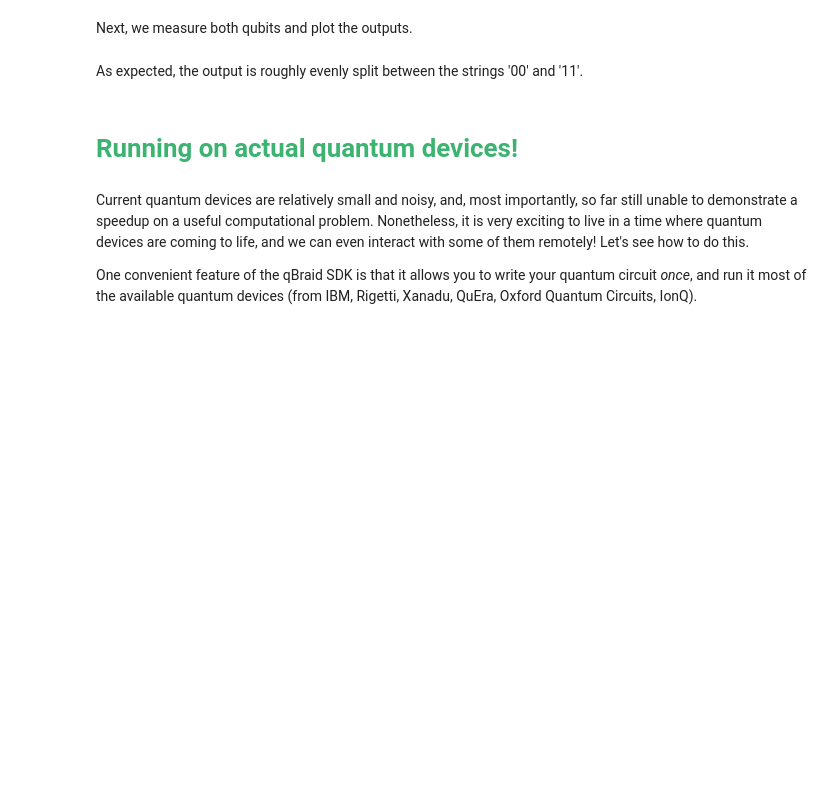
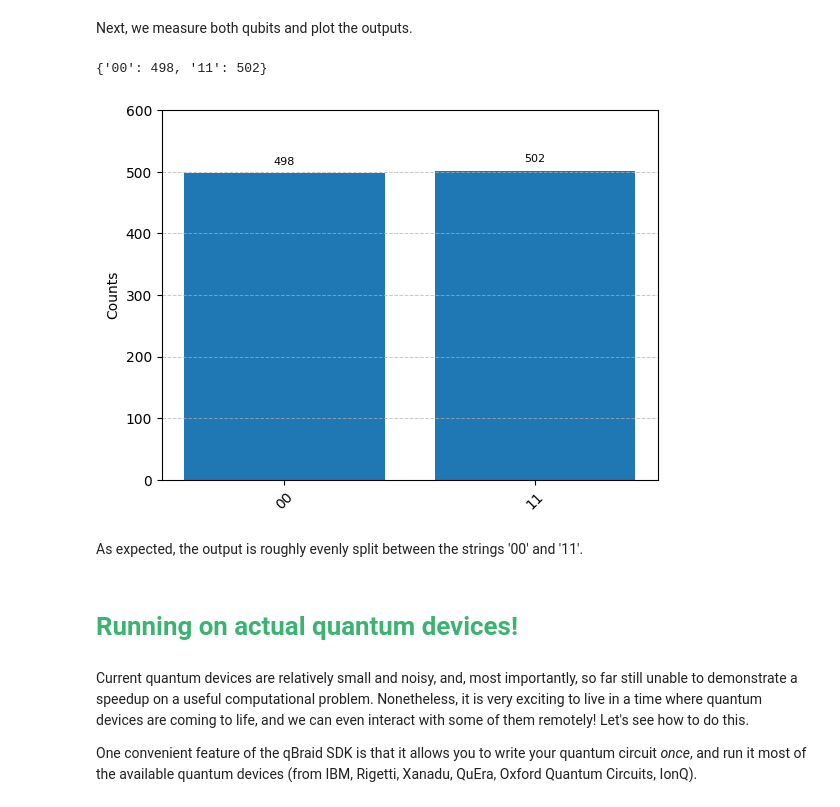
Before and after one commit to ardroc92/493Q, a Jupyter notebook: First_quantum_program.ipynb, the cells around one changed output. Cells and saved outputs as stored; diff of their text form; code cells hidden in the pictures; blank space fills up the shorter version.

```diff
--- a/First_quantum_program.ipynb
+++ b/First_quantum_program.ipynb
@@ -54,21 +78,22 @@ The circuit above is the quantum circuit we specified. The bottom wire just remi
 # %% [markdown]
 So far we have only drawn the quantum circuit. To actually run the circuit and measure its output we will make use of two additional modules in qiskit: "Aer" and "execute". But first, let's add the measurement operation in our circuit.
 # %%
-circ.measure(0,0)
+circ.measure(0, 0)
 # The first argument specifies that we are measuring the first qubit (Python starts counting
 # from zero), and the second argument specifies that we are storing the output
 # of this measurement in the first output bit.
 
 # Import Aer and execute
-from qiskit import Aer, execute
+from qiskit_aer import AerSimulator
+
 # The Aer module contains many simulators. We will be using one called qasm_simulator.
 # By convention, we refer to the simulator (or the actual quantum computer) as a backend.
 # and if you wanted to run your quantum circuit on an actual quantum computer, you would just need to replace
 # 'qasm_simulator' with the name of the quantum computer.
-backend_sim = Aer.get_backend('qasm_simulator')
+backend_sim = AerSimulator()
 
 # Once you specify the backend, you can just go ahead and execute the circuit with the function execute.
-sim = execute(circ, backend_sim, shots=1000)
+sim = backend_sim.run(circ, shots=1000)
 # Shots specifies how many times the quantum circuit is run.
 
 # The results from the execution are stored in 'sim' and can be obtained using
@@ -129,30 +169,27 @@ circ.draw(output='mpl')
 # %% [markdown]
 Next, we measure both qubits and plot the outputs.
 # %%
-circ.measure([0,1],[1,0])
+circ.measure([0, 1], [1, 0])
 # The first argument specifies the list of qubits that we are measuring,
 # The second argument specifies the list of output bits (created earlier) in which we will store the outcomes,
 # Notice that we have reversed the second list: this is because by convention qiskit orders the classical bits in reverse relative to the qubits.
 # We recommend always reversing the list of classical bits, so that the qubits and classical output bits are ordered in the same way.
 
-# Import Aer and execute
-from qiskit import Aer, execute
-
-backend_sim = Aer.get_backend('qasm_simulator')
-
 # We go ahead and execute the circuit with the function execute.
-sim = execute(circ, backend_sim, shots=1000)
+sim = backend_sim.run(circ, shots=1000)
 # Recall that shots specifies how many times the quantum circuit is run.
 
 # The results from the execution are stored in 'sim' and can be obtained using
 sim_result = sim.result()
 # From the result object we can get the count of the 0s and 1s from the circuit
 counts = sim_result.get_counts(circ)
 print(counts)
 
 # We plot the outcomes stored in the variable 'counts':
-from qiskit.visualization import plot_histogram
 plot_histogram(counts)
+# %% [output]
+{'00': 498, '11': 502}
+[figure, added]
 # %% [markdown]
 As expected, the output is roughly evenly split between the strings '00' and '11'.
 # %% [markdown]
```
Also changed, not shown: parts of 26 cells of this notebook.
